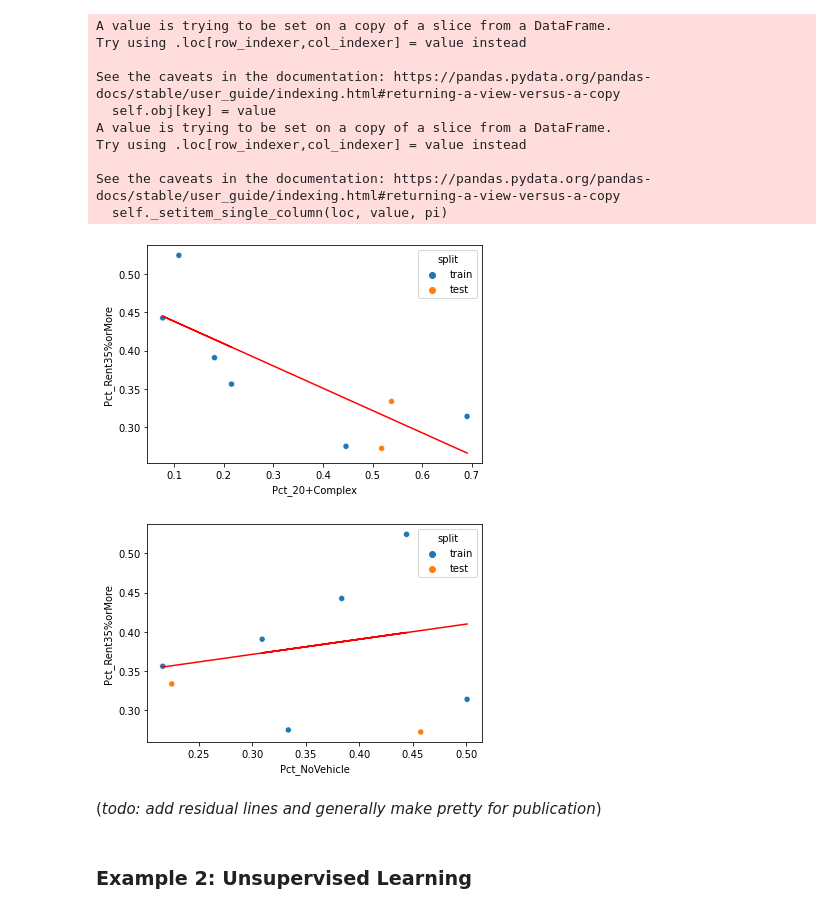
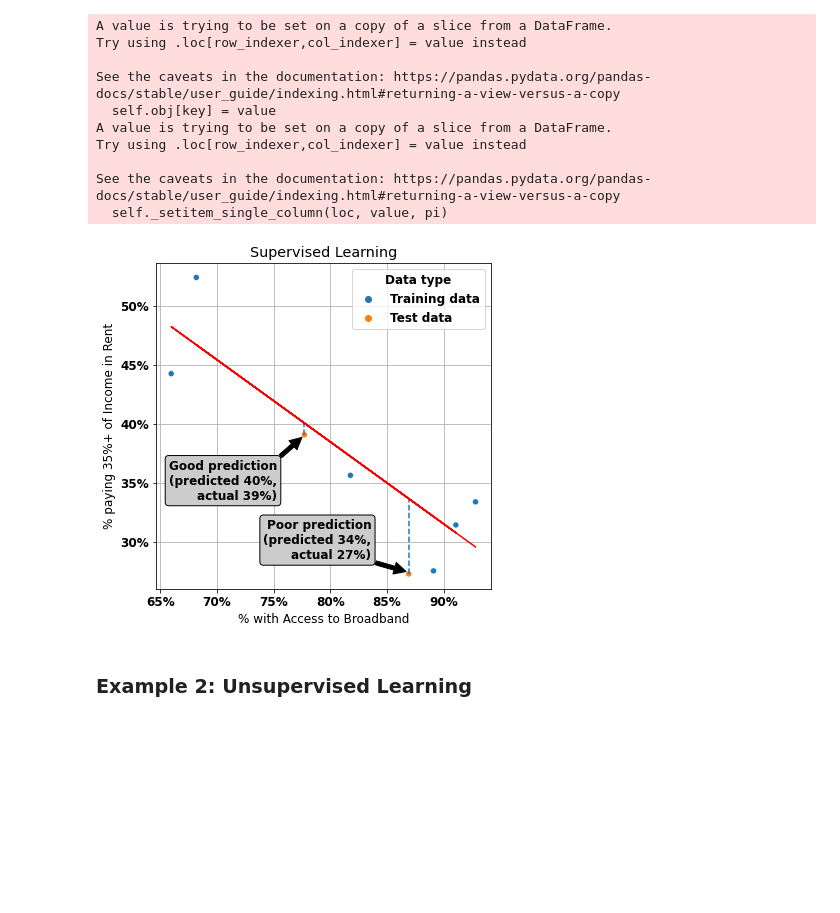
Before and after one commit to Bipartisan-Policy-Center/BPC_MLSeries, a Jupyter notebook: MLExplainer.ipynb, the cells around one changed output. Drawn from its saved outputs; the diff is of its cells as text; code cells hidden in the pictures; blank space fills up the shorter version.

Commit message:
pretty figures

```diff
--- a/MLExplainer.ipynb
+++ b/MLExplainer.ipynb
@@ -107,8 +136,8 @@ ward_test
 from sklearn import linear_model
 lin_reg = linear_model.LinearRegression()
 
-ward_test.loc[:,'split'] = 'test'
-ward_train.loc[:,'split'] = 'train'
+ward_test.loc[:,'Data type'] = 'Test data'
+ward_train.loc[:,'Data type'] = 'Training data'
 ward_pct = pd.concat([ward_train, ward_test], axis = 'rows')
 # %% [output]
 A value is trying to be set on a copy of a slice from a DataFrame.
@@ -121,25 +150,60 @@ Try using .loc[row_indexer,col_indexer] = value instead
 
 See the caveats in the documentation: https://pandas.pydata.org/pandas-docs/stable/user_guide/indexing.html#returning-a-view-versus-a-copy
   self._setitem_single_column(loc, value, pi)
-# %%
-import matplotlib.pyplot as plt
-
-lin_reg.fit(ward_train.loc[:,['Pct_20+Complex']], ward_train.loc[:,['Pct_Rent35%orMore']])
-
-sns.scatterplot(x = 'Pct_20+Complex', y = 'Pct_Rent35%orMore', hue = 'split', data = ward_pct)
-plt.plot(ward_train.loc[:,['Pct_20+Complex']], lin_reg.predict(ward_train.loc[:,['Pct_20+Complex']]), color='red')
-plt.show()
-# %% [output]
-[figure, removed]
-# %%
-lin_reg.fit(ward_train.loc[:,['Pct_NoVehicle']], ward_train.loc[:,['Pct_Rent35%orMore']])
-sns.scatterplot(x = 'Pct_NoVehicle', y = 'Pct_Rent35%orMore', hue = 'split', data = ward_pct)
-plt.plot(ward_train.loc[:,['Pct_NoVehicle']], lin_reg.predict(ward_train.loc[:,['Pct_NoVehicle']]), color='red')
-plt.show()
-# %% [output]
-[figure, removed]
-# %% [markdown]
-(_todo: add residual lines and generally make pretty for publication_)
+# %%
+import matplotlib
+import matplotlib.pyplot as plt
+import matplotlib.ticker as mtick
+
+font = {'weight' : 'bold',
+        'size'   : 12}
+
+matplotlib.rc('font', **font)
+# lin_reg.fit(ward_train.loc[:,['Pct_20+Complex']], ward_train.loc[:,['Pct_Rent35%orMore']])
+
+# sns.scatterplot(x = 'Pct_20+Complex', y = 'Pct_Rent35%orMore', hue = 'split', data = ward_pct)
+# plt.plot(ward_train.loc[:,['Pct_20+Complex']], lin_reg.predict(ward_train.loc[:,['Pct_20+Complex']]), color='red')
+
+lin_reg.fit(ward_train.loc[:,['Pct_AccessToBroadband']], ward_train.loc[:,['Pct_Rent35%orMore']])
+
+fig, ax = plt.subplots(figsize = (6,6))
+sns.scatterplot(x = 'Pct_AccessToBroadband', y = 'Pct_Rent35%orMore', hue = 'Data type', data = ward_pct)
+plt.plot(ward_train.loc[:,['Pct_AccessToBroadband']], lin_reg.predict(ward_train.loc[:,['Pct_AccessToBroadband']]), color='red')
+
+x_actual = ward_test.loc[:,['Pct_AccessToBroadband']]
+y_actual = ward_test.loc[:,['Pct_Rent35%orMore']]
+y_predicted = lin_reg.predict(ward_test.loc[:,['Pct_AccessToBroadband']])
+
+plt.vlines(x = x_actual,
+           ymin = y_actual,
+           ymax = y_predicted,
+           linestyles='dashed')
+plt.xlabel('% with Access to Broadband')
+plt.ylabel('% paying 35%+ of Income in Rent')
+plt.title('Supervised Learning')
+
+plt.gca().yaxis.set_major_formatter(mtick.PercentFormatter(1, decimals=0))
+plt.gca().xaxis.set_major_formatter(mtick.PercentFormatter(1, decimals=0))
+
+ax.annotate('Good prediction\n(predicted 40%,\nactual 39%)',
+            xy=(x_actual.iloc[0]-.002, y_actual.iloc[0]-.002), xycoords='data',
+            xytext=(-25, -65), textcoords='offset points',
+            arrowprops=dict(facecolor='black', shrink=0.01),
+            bbox=dict(boxstyle="round", fc="0.8"),
+            horizontalalignment='right', verticalalignment='bottom')
+
+ax.annotate('Poor prediction\n(predicted 34%,\nactual 27%)',
+            xy=(x_actual.iloc[1]-.002, y_actual.iloc[1]+.002), xycoords='data',
+            xytext=(-35, 10), textcoords='offset points',
+            arrowprops=dict(facecolor='black', shrink=0.01),
+            bbox=dict(boxstyle="round", fc="0.8"),
+            horizontalalignment='right', verticalalignment='bottom')
+plt.grid(which = 'both')
+plt.savefig('Supervised.png')
+
+plt.show()
+# %% [output]
+[figure, added]
 # %% [markdown]
 ### Example 2: Unsupervised Learning
 # %%
```
Also changed, not shown: parts of 15 cells of this notebook, 3 other files.
